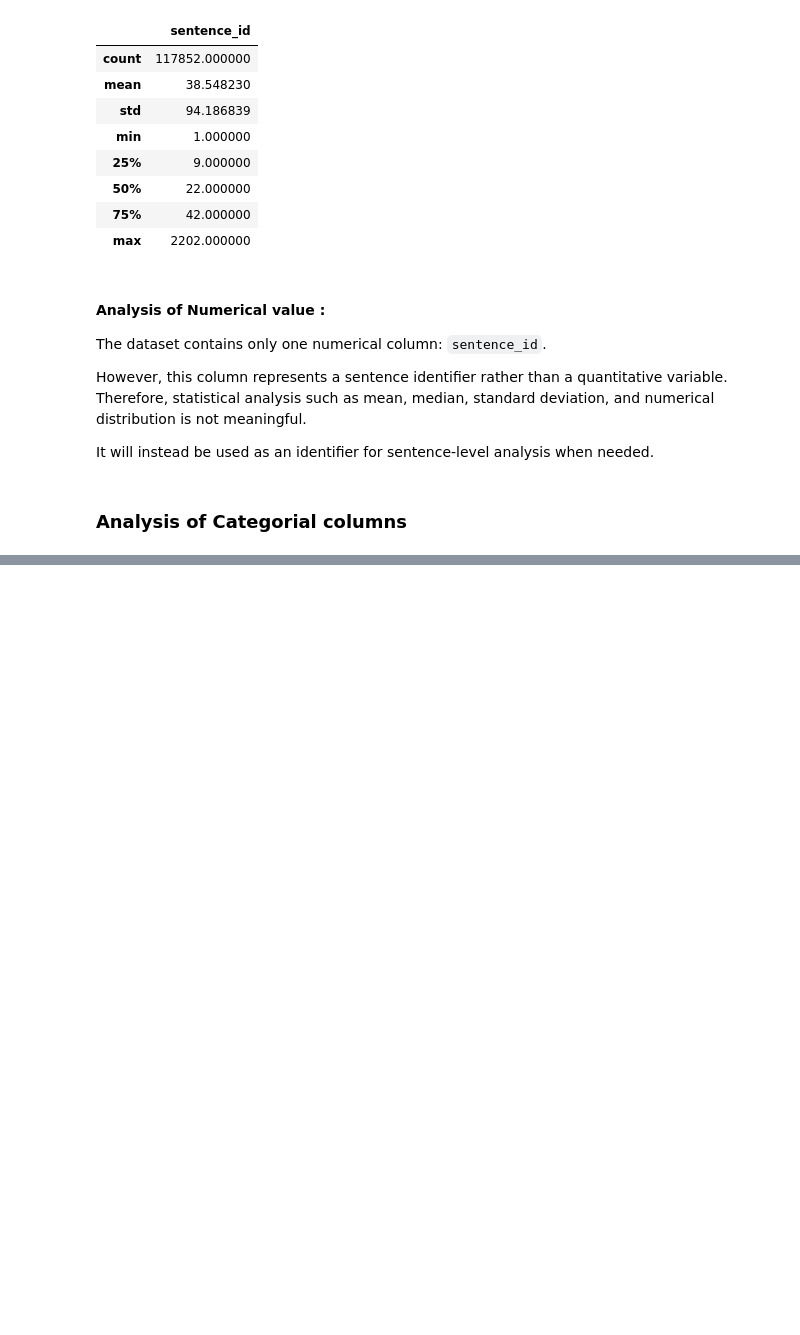
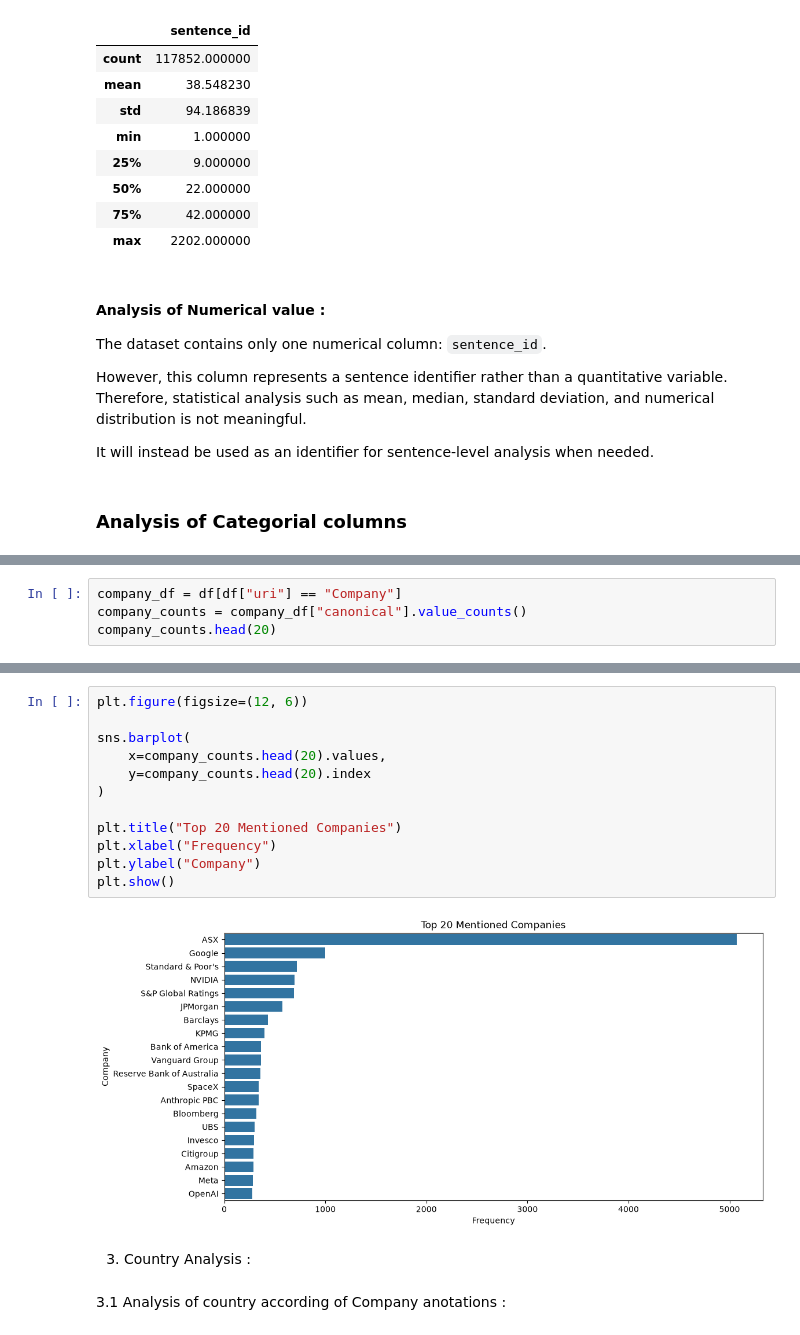
Before and after one commit to R00tXyz-0/wowool, a Jupyter notebook: Exploration/EDA.ipynb, the cells around one changed output, grey strips where cells are left out. Saved outputs shown, nothing was run; the diff lists cells and outputs as text; blank space fills up the shorter version.

```diff
--- a/Exploration/EDA.ipynb
+++ b/Exploration/EDA.ipynb
@@ -255,0 +346,4 @@ print(f"{df['canonical'].isna().sum()} duplicate")
+# %%
+company_df = df[df["uri"] == "Company"]
+company_counts = company_df["canonical"].value_counts()
+company_counts.head(20)
@@ -255,0 +368,18 @@ print(f"{df['canonical'].isna().sum()} duplicate")
+# %%
+plt.figure(figsize=(12, 6))
+
+sns.barplot(
+    x=company_counts.head(20).values,
+    y=company_counts.head(20).index
+)
+
+plt.title("Top 20 Mentioned Companies")
+plt.xlabel("Frequency")
+plt.ylabel("Company")
+plt.show()
+# %% [output]
+[figure, added]
+# %% [markdown]
+3. Country Analysis :
+# %% [markdown]
+3.1 Analysis of country according of Company anotations :
```
Also changed, not shown: parts of 57 cells of this notebook.
